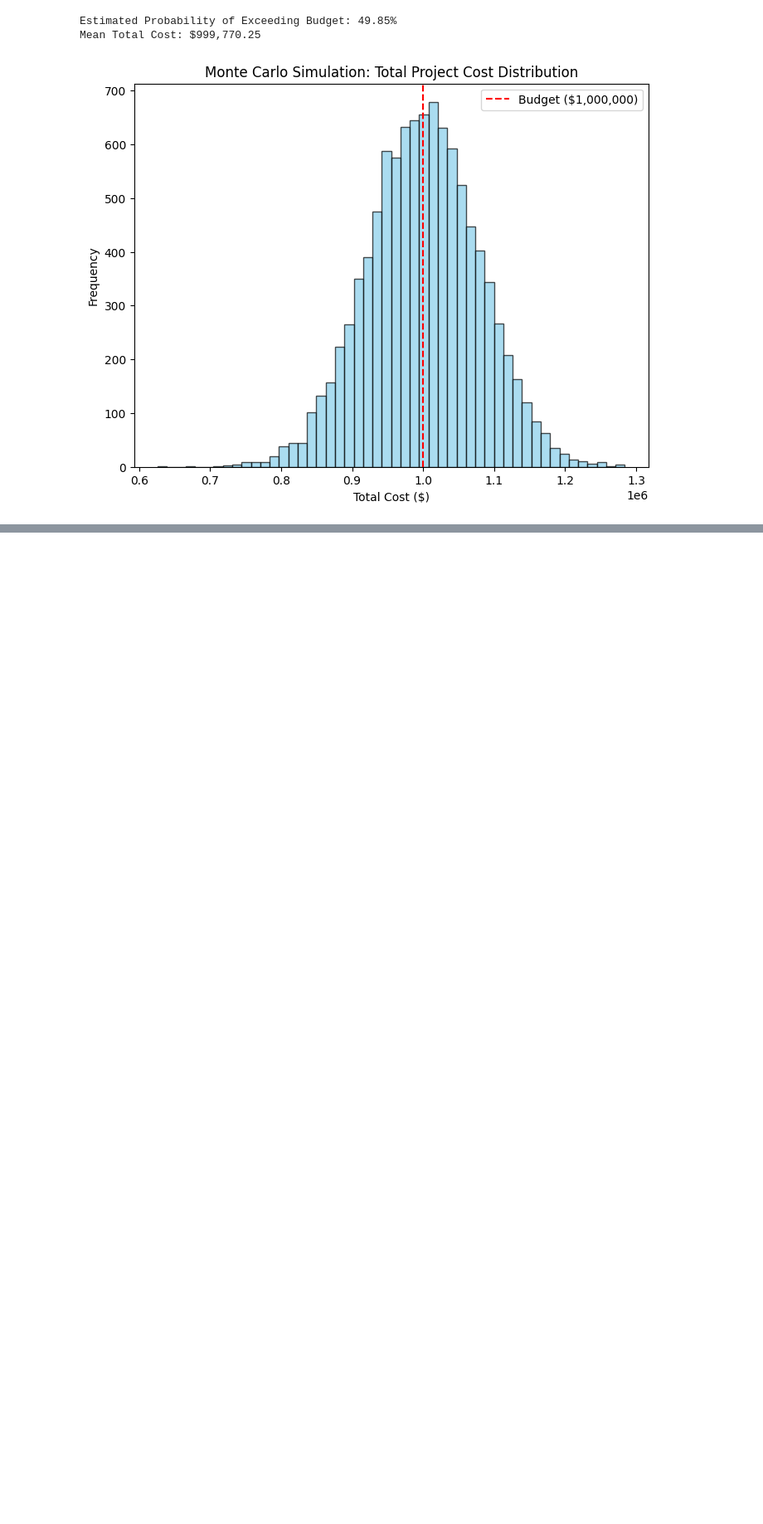
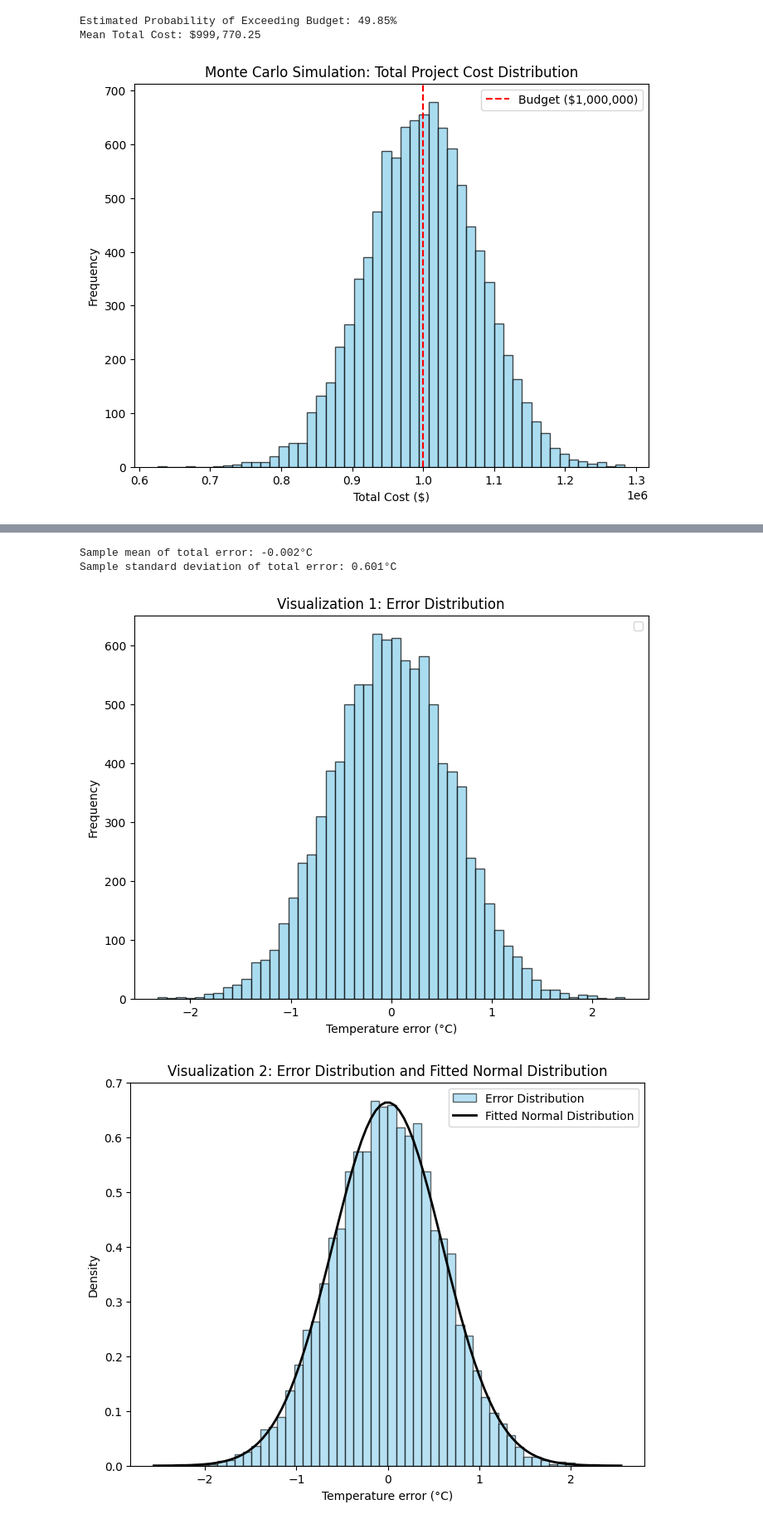
Before and after one commit to BingBingBao/Statistics, a Jupyter notebook: 2. Monte_Carlo_Simulation.ipynb, the cells around one changed output, grey strips where cells are left out. Shown: that part at 83% size. Drawn from its saved outputs; the diff is of its cells as text; code cells hidden in the pictures; blank space fills up the shorter version.

Commit message:
Update Monte Carlo Simulation notebook

```diff
--- a/2. Monte_Carlo_Simulation.ipynb
+++ b/2. Monte_Carlo_Simulation.ipynb
@@ -196,0 +217,59 @@ Mean Total Cost: $999,770.25
+# %%
+import numpy as np
+import matplotlib.pyplot as plt
+import scipy.stats as stats
+
+# True sensor temperature
+true_temperature = 25.0
+
+# Number of MC simulations
+n = 10000
+
+# generate random errors from each error source
+# Electronic noise
+electronic_noise = np.random.normal(0.0, 0.5, n)
+# Quantization error
+quantization_error = np.random.uniform(-0.2, 0.2, n)
+# Environmental interference
+environmental_interference = np.random.normal(0.0, 0.3, n)
+
+# Aggregation: total error
+total_error = electronic_noise + quantization_error + environmental_interference
+
+########################################
+# Visualization1 : Total Error Histogram
+######################################
+plt.figure(figsize = (8, 6))
+plt.hist(total_error, bins=50, color='skyblue', edgecolor='black', alpha=0.7)
+plt.title('Visualization 1: Error Distribution')
+plt.xlabel('Temperature error (°C)')
+plt.ylabel('Frequency')
+plt.legend()
+
+########################################
+# Visualization2 : Total Error PDF overlay
+########################################
+
+# Fit a normal distribution to the data
+mu, std = stats.norm.fit(total_error)
+print("Sample mean of total error: {:.3f}°C".format(mu))
+print("Sample standard deviation of total error: {:.3f}°C".format(std))
+
+# Plot the PDF.
+xmin, xmax = plt.xlim()
+x = np.linspace(xmin, xmax, 100)
+p = stats.norm.pdf(x, mu, std)
+plt.figure(figsize = (8, 6))
+plt.hist(total_error, bins=50, density=True, alpha=0.6, color='skyblue', edgecolor='black', label='Error Distribution')
+plt.plot(x, p, 'k', linewidth=2, label='Fitted Normal Distribution')
+plt.title('Visualization 2: Error Distribution and Fitted Normal Distribution')
+plt.xlabel('Temperature error (°C)')
+plt.ylabel('Density')
+plt.legend()
+
+plt.show()
+# %% [output]
+Sample mean of total error: -0.002°C
+Sample standard deviation of total error: 0.601°C
+[figure, added]
+[figure, added]
```
Also changed, not shown: parts of 5 cells of this notebook.
